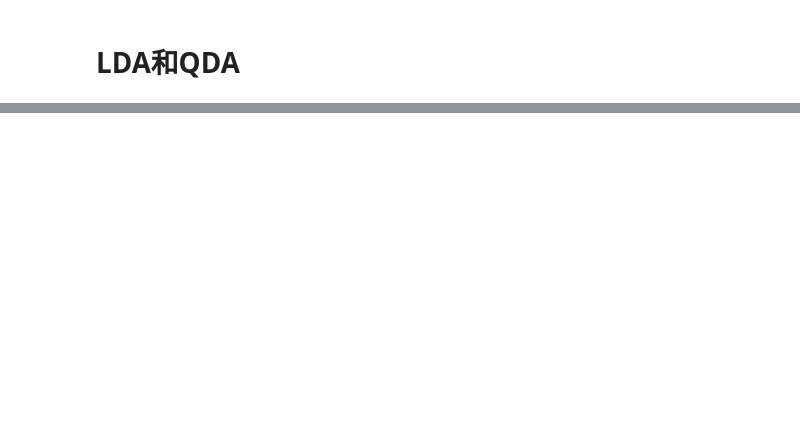
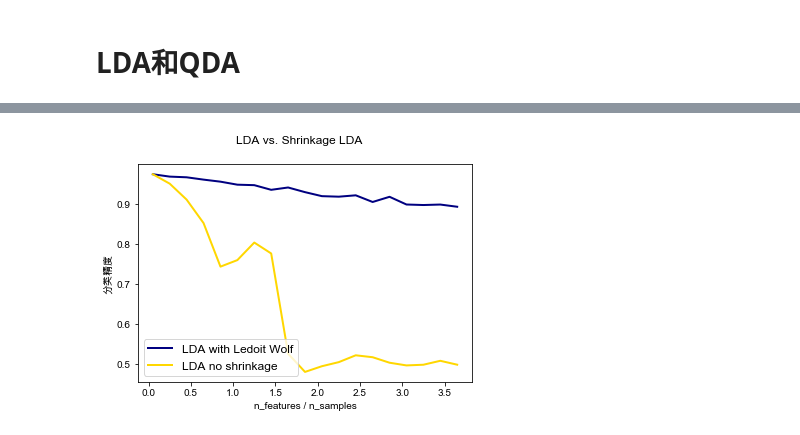
Before and after one commit to ddean2009/learn-ai, a Jupyter notebook: notebooks/sklearn/04-LDA-QDA.ipynb, the cells around one changed output, grey strips where cells are left out. Saved outputs shown, nothing was run; the diff lists cells and outputs as text; code cells hidden in the pictures; blank space fills up the shorter version.

```diff
--- a/notebooks/sklearn/04-LDA-QDA.ipynb
+++ b/notebooks/sklearn/04-LDA-QDA.ipynb
@@ -143,0 +160,57 @@ plt.show()
+# %%
+def generate_data(n_samples, n_features):
+    """Generate random blob-ish data with noisy features.
+
+    This returns an array of input data with shape `(n_samples, n_features)`
+    and an array of `n_samples` target labels.
+
+    Only one feature contains discriminative information, the other features
+    contain only noise.
+    """
+    X, y = make_blobs(n_samples=n_samples, n_features=1, centers=[[-2], [2]])
+
+    # add non-discriminative features
+    if n_features > 1:
+        X = np.hstack([X, np.random.randn(n_samples, n_features - 1)])
+    return X, y
+# %%
+acc_clf1, acc_clf2, acc_clf3 = [], [], []
+n_features_range = range(1, n_features_max + 1, step)
+for n_features in n_features_range:
+    score_clf1, score_clf2, score_clf3 = 0, 0, 0
+    for _ in range(n_averages):
+        X, y = generate_data(n_train, n_features)
+
+        clf1 = LinearDiscriminantAnalysis(solver='lsqr',
+                                          shrinkage='auto').fit(X, y)
+        clf2 = LinearDiscriminantAnalysis(solver='lsqr',
+                                          shrinkage=None).fit(X, y)
+        # oa = OAS(store_precision=False, assume_centered=False)
+        # clf3 = LinearDiscriminantAnalysis(solver='lsqr', covariance_estimator=oa).fit(X, y)
+
+        X, y = generate_data(n_test, n_features)
+        score_clf1 += clf1.score(X, y)
+        score_clf2 += clf2.score(X, y)
+        # score_clf3 += clf3.score(X, y)
+
+    acc_clf1.append(score_clf1 / n_averages)
+    acc_clf2.append(score_clf2 / n_averages)
+    # acc_clf3.append(score_clf3 / n_averages)
+
+features_samples_ratio = np.array(n_features_range) / n_train
+
+plt.plot(features_samples_ratio, acc_clf1, linewidth=2,
+         label="LDA with Ledoit Wolf", color='navy')
+plt.plot(features_samples_ratio, acc_clf2, linewidth=2,
+         label="LDA no shrinkage", color='gold')
+# plt.plot(features_samples_ratio, acc_clf3, linewidth=2,
+#          label="Linear Discriminant Analysis with OAS", color='red')
+
+plt.xlabel('n_features / n_samples')
+plt.ylabel('分类精度')
+
+plt.legend(loc=3, prop={'size': 12})
+plt.suptitle('LDA vs. Shrinkage LDA')
+plt.show()
+# %% [output]
+[figure, added]
```
Also changed, not shown: parts of 5 cells of this notebook.
